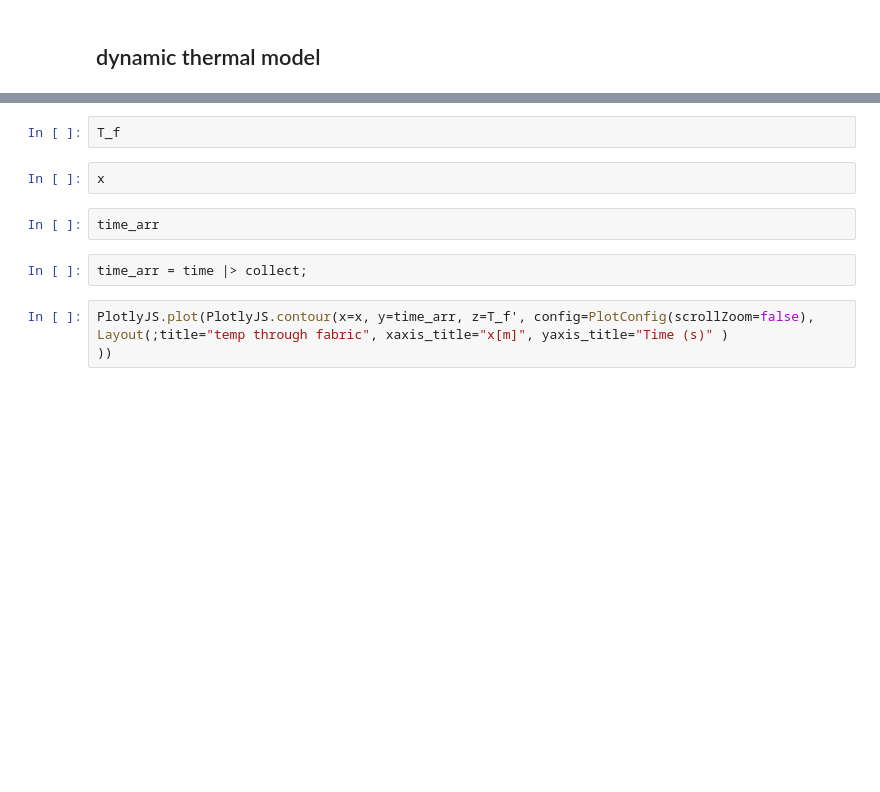
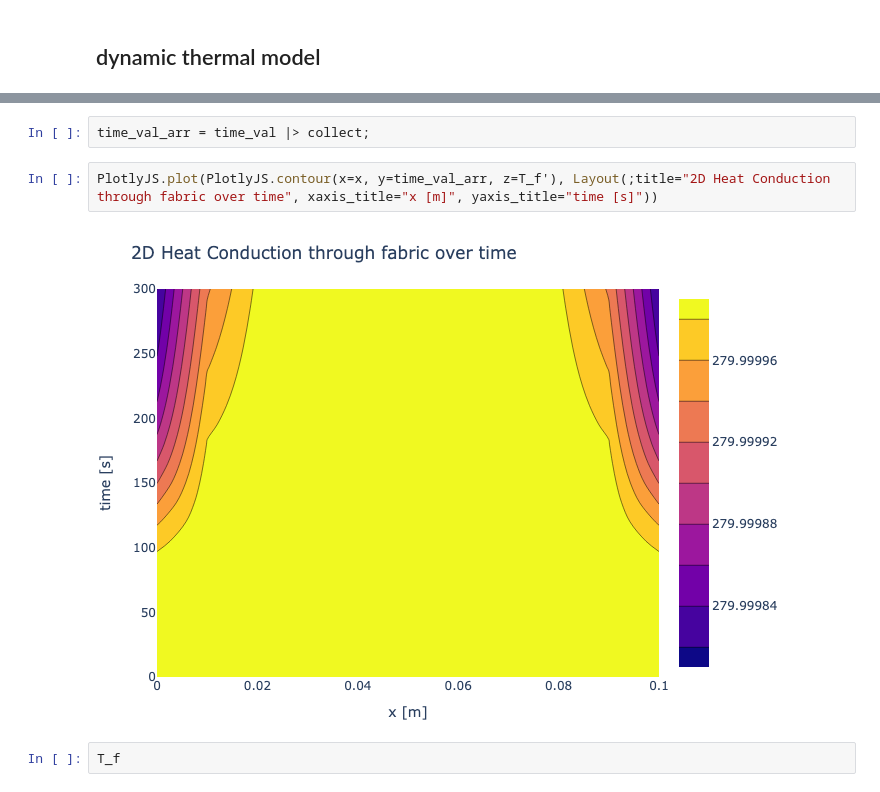
Before and after one commit to juliet29/bthermal_model, a Jupyter notebook: notebooks/appliedBtm_111622.ipynb, the cells around one changed output, grey strips where cells are left out. Drawn from its saved outputs; the diff is of its cells as text; blank space fills up the shorter version.

```diff
--- a/notebooks/appliedBtm_111622.ipynb
+++ b/notebooks/appliedBtm_111622.ipynb
@@ -207,11 +265,8 @@ p3
+# %%
+time_val_arr = time_val |> collect;
+# %%
+PlotlyJS.plot(PlotlyJS.contour(x=x, y=time_val_arr, z=T_f'), Layout(;title="2D Heat Conduction through fabric over time", xaxis_title="x [m]", yaxis_title="time [s]"))
+# %% [output]
+[figure, added]
 # %%
 T_f
-# %%
-x
-# %%
-time_arr
-# %%
-time_arr = time |> collect;
-# %%
-PlotlyJS.plot(PlotlyJS.contour(x=x, y=time_arr, z=T_f', config=PlotConfig(scrollZoom=false), Layout(;title="temp through fabric", xaxis_title="x[m]", yaxis_title="Time (s)" )
-))
```
Also changed, not shown: parts of 13 cells of this notebook, 3 other files.
